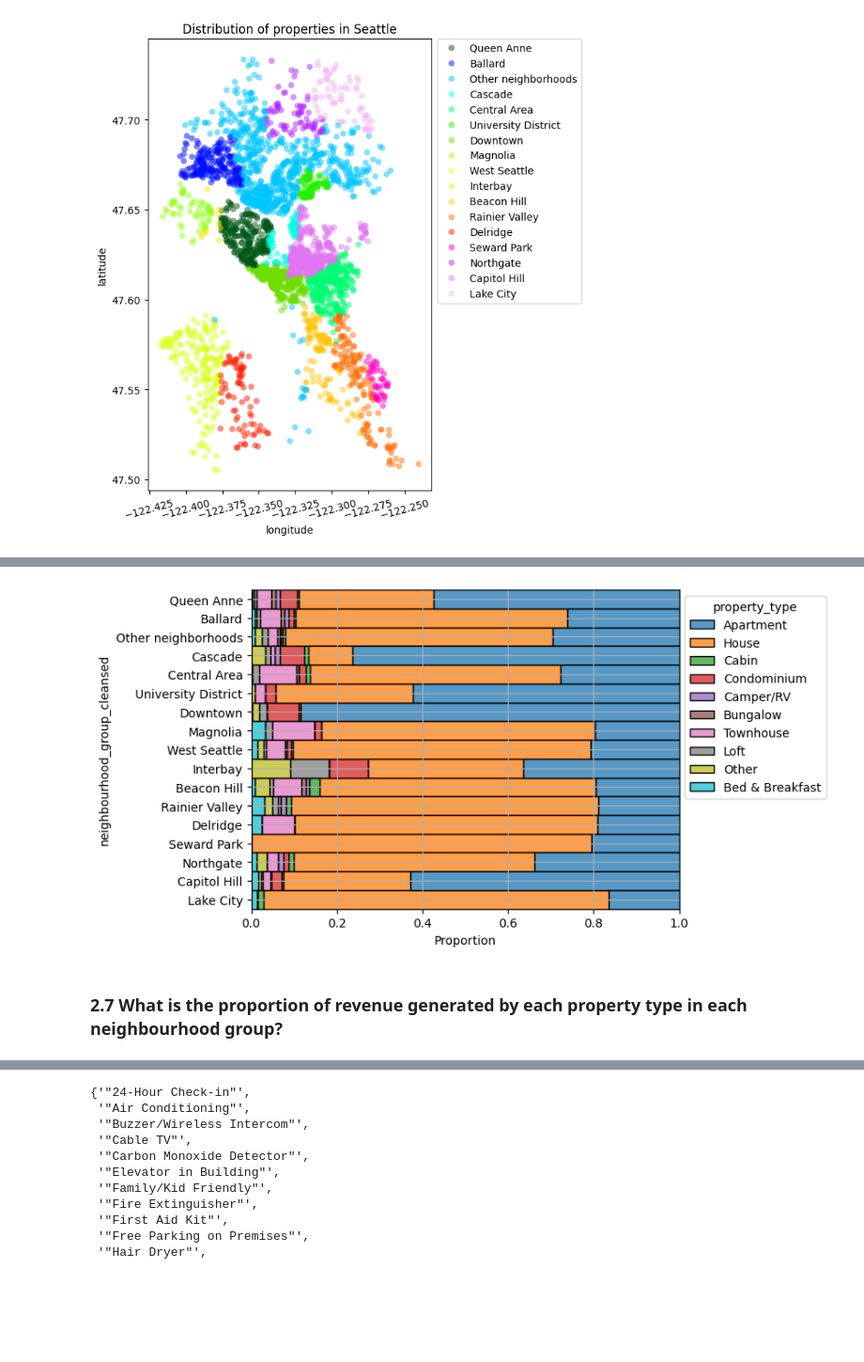
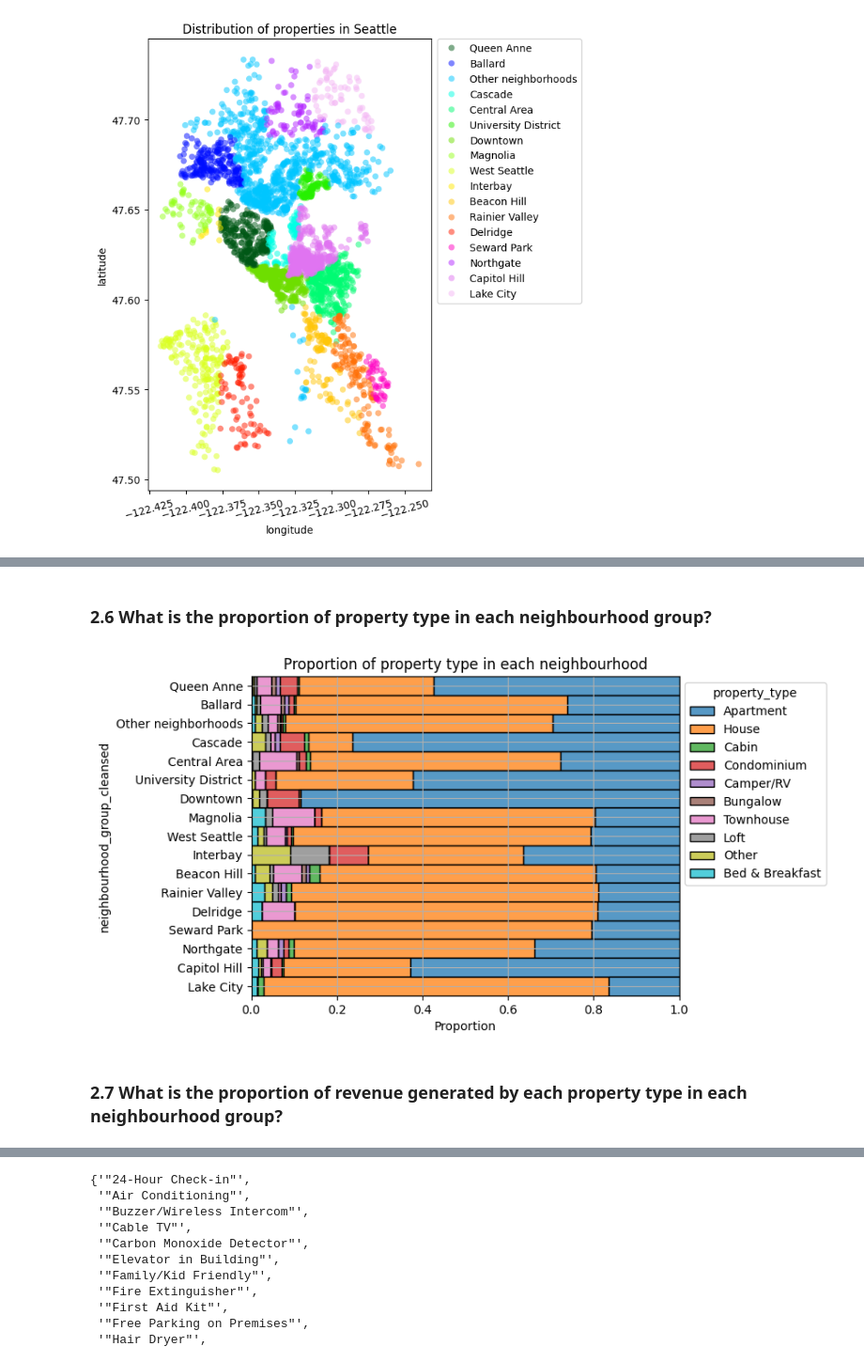
Before and after one commit to AayushSo/AirBnB-prelim-analysis, a Jupyter notebook: medium_airbnb.ipynb, the cells around one changed output, grey strips where cells are left out. Shown at 94% size. Saved outputs shown, nothing was run; the diff lists cells and outputs as text; code cells hidden in the pictures; blank space fills up the shorter version.

```diff
--- a/medium_airbnb.ipynb
+++ b/medium_airbnb.ipynb
@@ -350,20 +351,23 @@ g = sns.jointplot(data=df_prop, x='latitude', y='longitude',hue='price',kind='sc
+# %% [markdown]
+### 2.6 What is the proportion of property type in each neighbourhood group?
 # %%
 #df_listings.groupby(['zipcode','property_type']).id.count()
 #sns.countplot(data=df_listings,x='zipcode',stat='percent')
 #df_listings.plot.bar()
 df_listings_lesstypes=df_listings
 df_listings_lesstypes.property_type=df_listings_lesstypes.property_type.apply(lambda x : x if x in prop_type_order else 'Other')
 ax = sns.histplot(
     data=df_listings_lesstypes,#.loc[df_listings.property_type.isin(prop_type_order)],
     y='neighbourhood_group_cleansed',
     hue='property_type',
     multiple='fill',
     stat='proportion')
 sns.move_legend(ax, "upper left", bbox_to_anchor=(1, 1))
+ax.set_title('Proportion of property type in each neighbourhood');
 # %% [output]
-[figure, old version]
+[figure, new version]
-# %% [markdown]
-### 2.7 What is the proportion of revenue generated by each property type in each neighbourhood group?
+# %% [markdown]
+### 2.7 What is the proportion of revenue generated by each property type in each neighbourhood group?
 # %%
 #df_id_nbr = df_listings[['neighbourhood_group_cleansed','id','property_type']].loc[df_listings.property_type.isin(prop_type_order)]
 df_id_nbr = df_listings_lesstypes[['neighbourhood_group_cleansed','id','property_type']]
```
Also changed, not shown: parts of 53 cells of this notebook.
